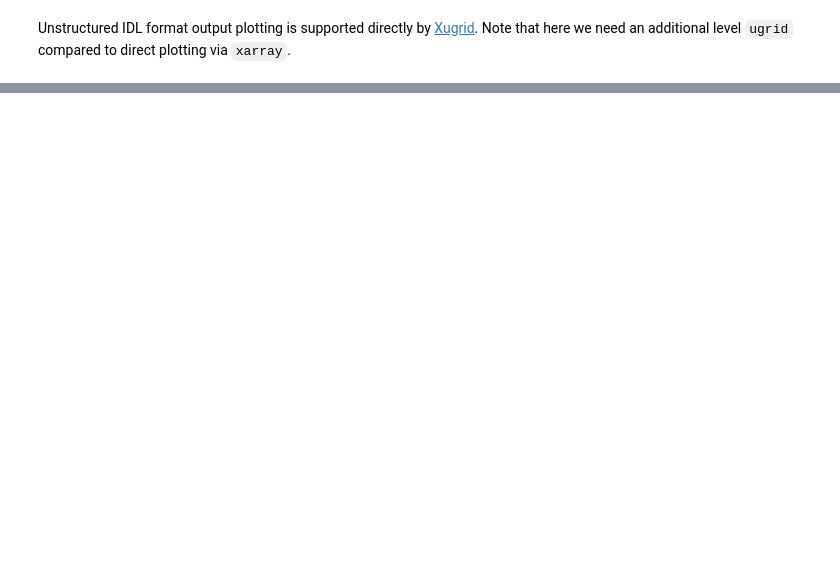
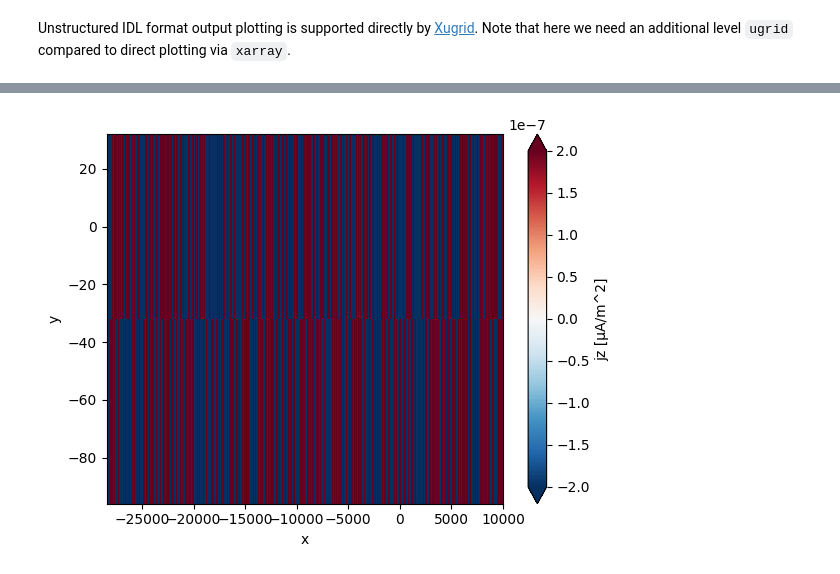
Before and after one commit to henry2004y/flekspy, a Jupyter notebook: docs/idl_data.ipynb, the cells around one changed output, grey strips where cells are left out. Saved outputs shown, nothing was run; the diff lists cells and outputs as text; code cells hidden in the pictures; blank space fills up the shorter version.

```diff
--- a/docs/idl_data.ipynb
+++ b/docs/idl_data.ipynb
@@ -99,0 +233,6 @@ plt.show()
+# %%
+current_def = ds.idl.get_current_density_from_definition(species=[0, 1])
+current_def['jz'].plot.pcolormesh(x='x', y='y', cmap='RdBu_r', vmax=2e-7)
+plt.show()
+# %% [output]
+[figure, added]
```
Also changed, not shown: parts of 17 cells of this notebook.
